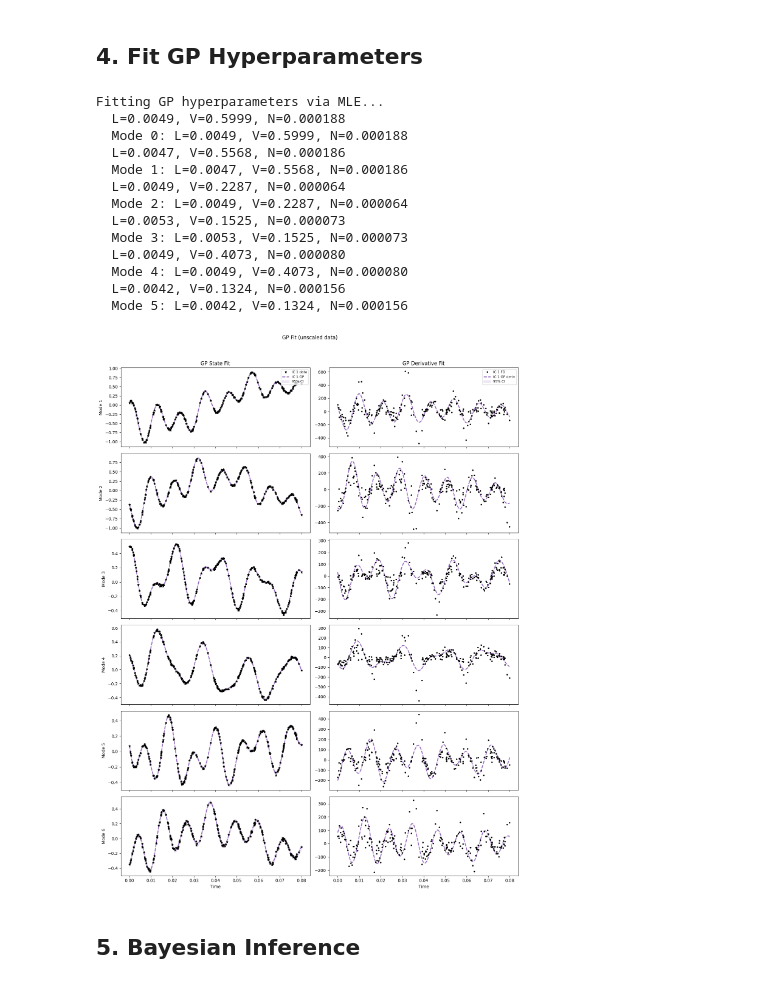
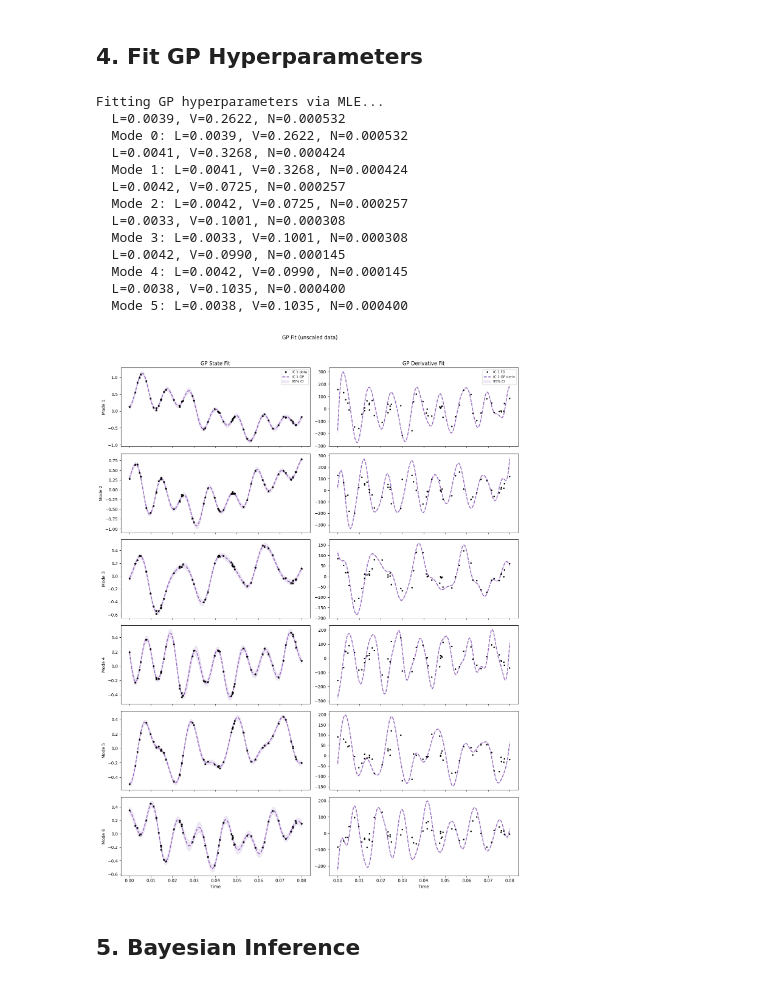
Before and after one commit to Anthony50102/probabilistic_rom_inference, a Jupyter notebook: experiments/euler/02_full_bayesian.ipynb, the cells around one changed output. Drawn from its saved outputs; the diff is of its cells as text; code cells hidden in the pictures.

```diff
--- a/experiments/euler/02_full_bayesian.ipynb
+++ b/experiments/euler/02_full_bayesian.ipynb
@@ -56,8 +56,8 @@ NUM_MODES = 6             # POD modes to retain
 # Data generation settings
 TRAINING_SPAN = (0, 0.08)  # Subset of time domain for training
 PREDICTION_SPAN = (0, config.time_domain[-1])  # Full domain for prediction
-NUM_SAMPLES = 250           # Number of training samples
-NOISE_LEVEL = 0.03        # Noise level for training data
+NUM_SAMPLES = 55           # Number of training samples
+NOISE_LEVEL = 0.05        # Noise level for training data
 NUM_EVAL_POINTS = 400 # Set to None to use the original training times (no densification)
 
 # Data scaling
@@ -65,21 +65,22 @@ USE_SCALED_DATA = False    # Standardize POD coefficients for GP fitting
 
 # Inference settings
 RUN_SVI = True
-RUN_MCMC = False           # More expensive, optional
-USE_SVI_FOR_MCMC_INIT = False  # Initialize MCMC from SVI result (requires RUN_SVI=True)
+RUN_MCMC = True           # More expensive, optional
+USE_SVI_FOR_MCMC_INIT = True  # Initialize MCMC from SVI result (requires RUN_SVI=True)
 GUIDE = numpyro.infer.autoguide.AutoDelta  # Guide for SVI; ignored if not using SVI
+VERBOSE = True             # Show progress bars (set False for papermill runs)
 
 # Hyperparameters
-GAMMA = .8e1     # Operator prior variance
-GAMMA2 = .8e1     # ODE constraint stiffness
-GAMMA3 = None    # Operator prior variance for MCMC (if different from SVI)
-GAMMA4 = None    # ODE constraint stiffness for MCMC (if different from SVI)
+GAMMA = 1e1     # Operator prior variance
+GAMMA2 = 1e1     # ODE constraint stiffness
+GAMMA3 = 1e2    # Operator prior variance for MCMC (if different from SVI)
+GAMMA4 = 1e-1    # ODE constraint stiffness for MCMC (if different from SVI)
 # %% [markdown]
 ## 2. Generate Training Data
 # %%
 # Generate training data using the standard pipeline
 (fom, time_domain_full, true_states, time_sampled, snapshots_sampled) = \
-    generate_trajectory(config, TRAINING_SPAN, NUM_SAMPLES, NOISE_LEVEL)
+    generate_trajectory(config, config.time_domain, TRAINING_SPAN, NUM_SAMPLES, NOISE_LEVEL)
 
 print(f"Full time domain: {time_domain_full.shape}")
 print(f"True states: {true_states.shape}")
@@ -204,42 +205,49 @@ Stable prediction solves: 3/3
 # %% [markdown]
 ## 4. Fit GP Hyperparameters
 # %%
+# Start timing the algorithm
+import time
+start_time = time.time()
+total_plot_time = 0
+
 # Fit GP for each mode via MLE (on scaled data if enabled)
 Ls, Vs, Ns, gp_models = fit_gp_hyperparameters_mle(
     time_domain=time_sampled,
     snapshots=training_data,
-    verbose=True
+    verbose=VERBOSE
 )
 # %% [output]
 Fitting GP hyperparameters via MLE...
-  L=0.0049, V=0.5999, N=0.000188
-  Mode 0: L=0.0049, V=0.5999, N=0.000188
-  L=0.0047, V=0.5568, N=0.000186
-  Mode 1: L=0.0047, V=0.5568, N=0.000186
-  L=0.0049, V=0.2287, N=0.000064
-  Mode 2: L=0.0049, V=0.2287, N=0.000064
-  L=0.0053, V=0.1525, N=0.000073
-  Mode 3: L=0.0053, V=0.1525, N=0.000073
-  L=0.0049, V=0.4073, N=0.000080
-  Mode 4: L=0.0049, V=0.4073, N=0.000080
-  L=0.0042, V=0.1324, N=0.000156
-  Mode 5: L=0.0042, V=0.1324, N=0.000156
+  L=0.0039, V=0.2622, N=0.000532
+  Mode 0: L=0.0039, V=0.2622, N=0.000532
+  L=0.0041, V=0.3268, N=0.000424
+  Mode 1: L=0.0041, V=0.3268, N=0.000424
+  L=0.0042, V=0.0725, N=0.000257
+  Mode 2: L=0.0042, V=0.0725, N=0.000257
+  L=0.0033, V=0.1001, N=0.000308
+  Mode 3: L=0.0033, V=0.1001, N=0.000308
+  L=0.0042, V=0.0990, N=0.000145
+  Mode 4: L=0.0042, V=0.0990, N=0.000145
+  L=0.0038, V=0.1035, N=0.000400
+  Mode 5: L=0.0038, V=0.1035, N=0.000400
 # %%
+_plot_t0 = time.time()
 # Visualize GP fit quality (states and derivatives)
 # Note: GP models were fitted on training_data (scaled if USE_SCALED_DATA)
 fig, axes = plot_gp_fit(
     gp_models=gp_models,
     snapshots_compressed=training_data,
     time_sampled=time_sampled,
     time_eval=time_domain_eval_training,
     lengthscales=Ls,
     variances=Vs,
     plot_derivatives=True,
 )
 plt.suptitle(f"GP Fit ({'scaled' if USE_SCALED_DATA else 'unscaled'} data)", y=1.02)
 plt.show()
+total_plot_time += time.time() - _plot_t0
 # %% [output]
-[figure, old version]
+[figure, new version]
 # %% [markdown]
 ## 5. Bayesian Inference
 # %%
```
Also changed, not shown: parts of 15 cells of this notebook, 5 other files.
